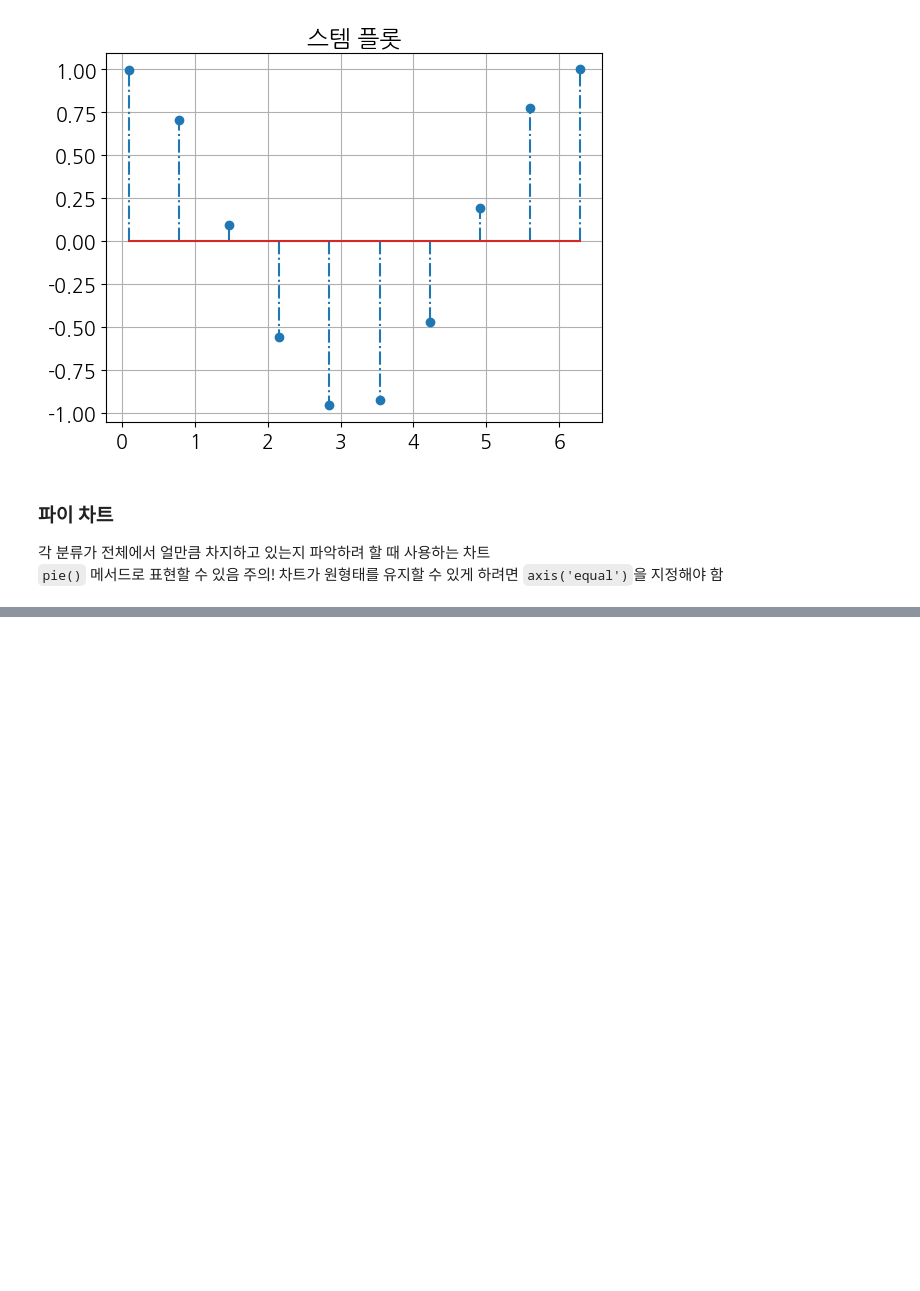
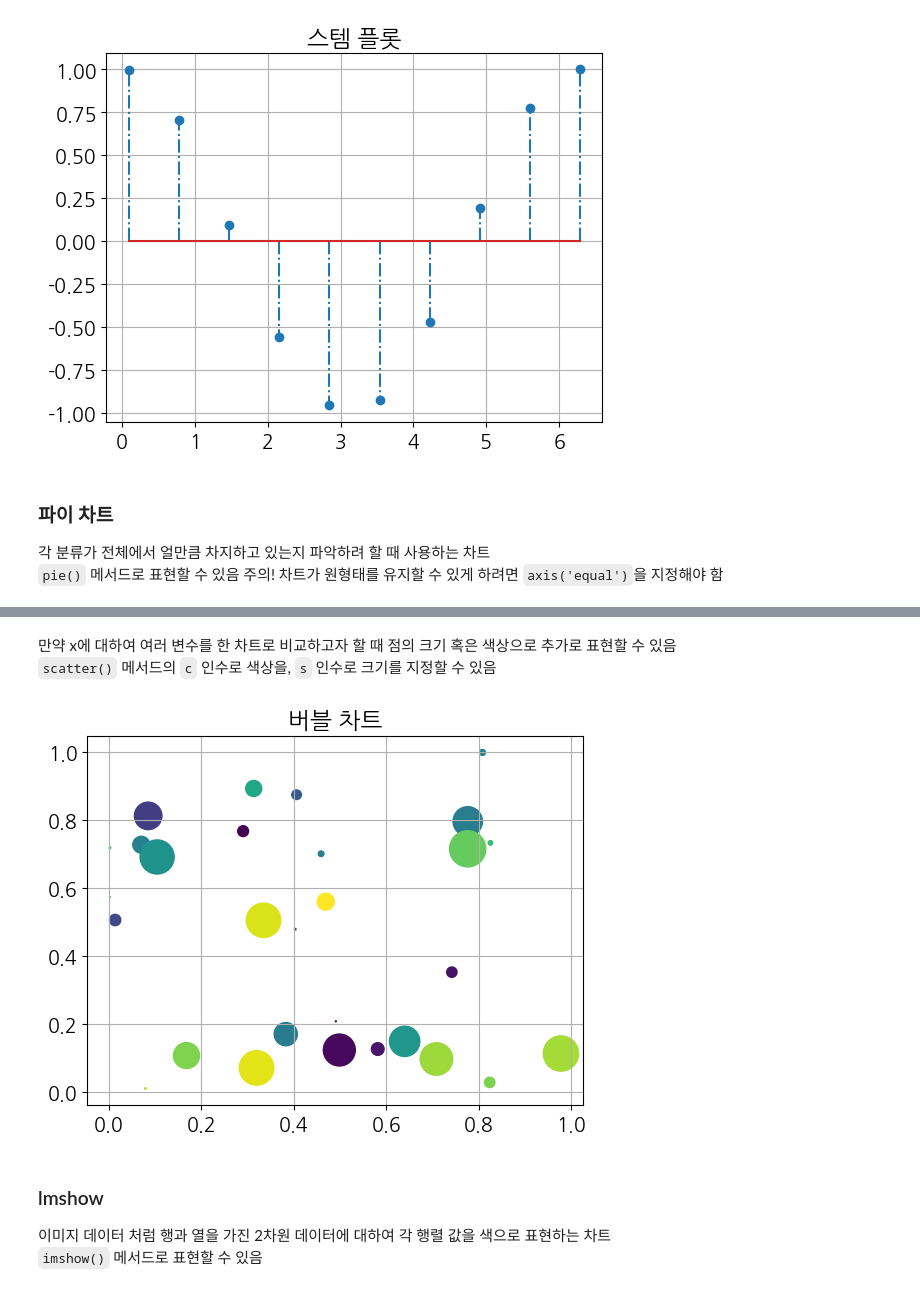
Before and after one commit to Chixol/Python, a Jupyter notebook: matplotlib_visualize_data/matplotlib_variety_plots.ipynb, the cells around one changed output, grey strips where cells are left out. Drawn from its saved outputs; the diff is of its cells as text; code cells hidden in the pictures; blank space fills up the shorter version.

```diff
--- a/matplotlib_visualize_data/matplotlib_variety_plots.ipynb
+++ b/matplotlib_visualize_data/matplotlib_variety_plots.ipynb
@@ -85,0 +124,20 @@ plt.show
+# %% [markdown]
+만약 x에 대하여 여러 변수를 한 차트로 비교하고자 할 때 점의 크기 혹은 색상으로 추가로 표현할 수 있음
+`scatter()` 메서드의 `c` 인수로 색상을, `s` 인수로 크기를 지정할 수 있음
+# %%
+n = 30
+x = np.random.rand(n)
+y1 = np.random.rand(n)
+y2 = np.random.rand(n)
+y3 = np.pi * (15 * np.random.rand(n)) ** 2
+
+plt.title('버블 차트')
+plt.scatter(x, y1, c=y2, s=y3)
+plt.grid(True)
+plt.show()
+# %% [output]
+[figure, added]
+# %% [markdown]
+### lmshow
+이미지 데이터 처럼 행과 열을 가진 2차원 데이터에 대하여 각 행렬 값을 색으로 표현하는 차트
+`imshow()` 메서드로 표현할 수 있음
```
Also changed, not shown: parts of 12 cells of this notebook.
